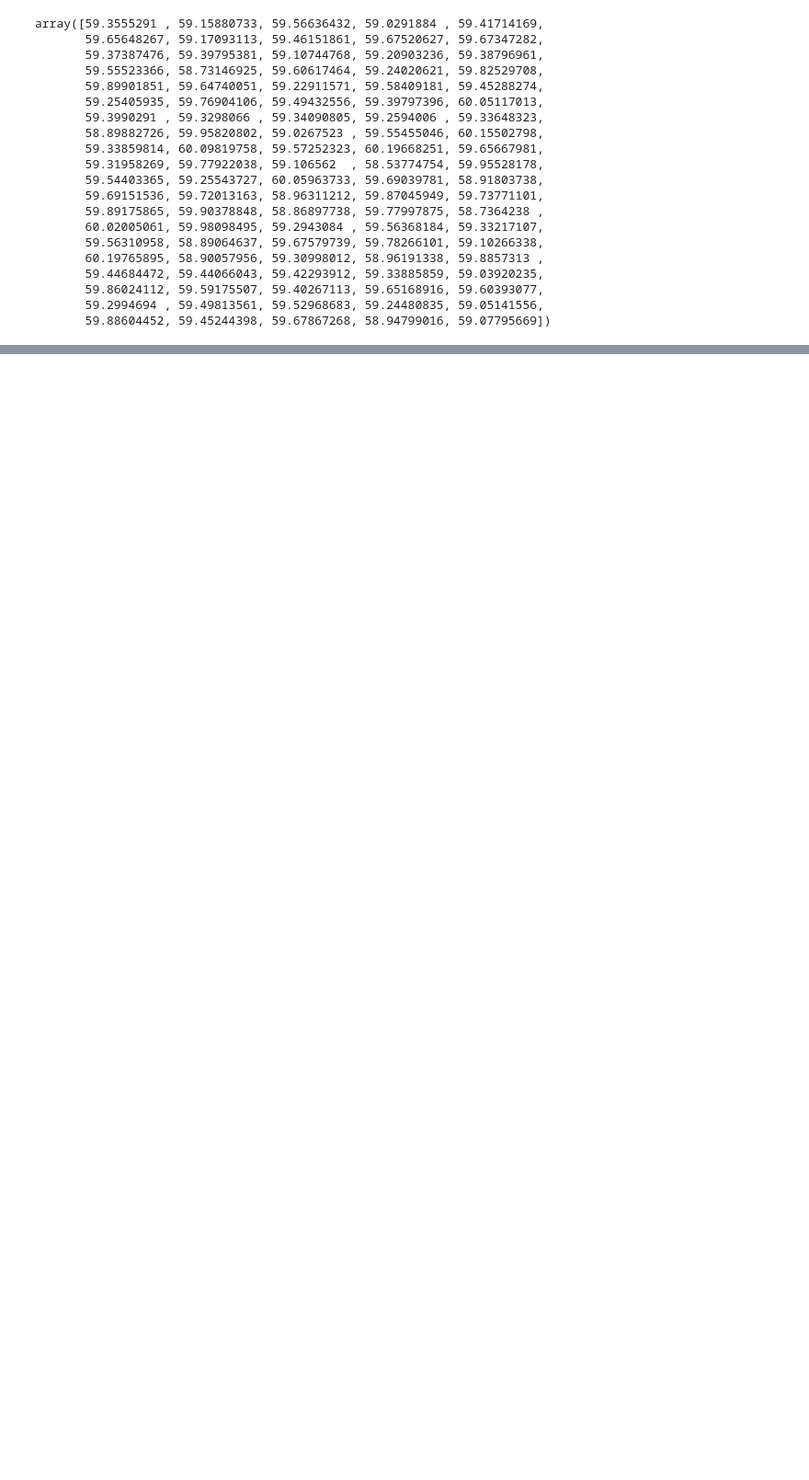
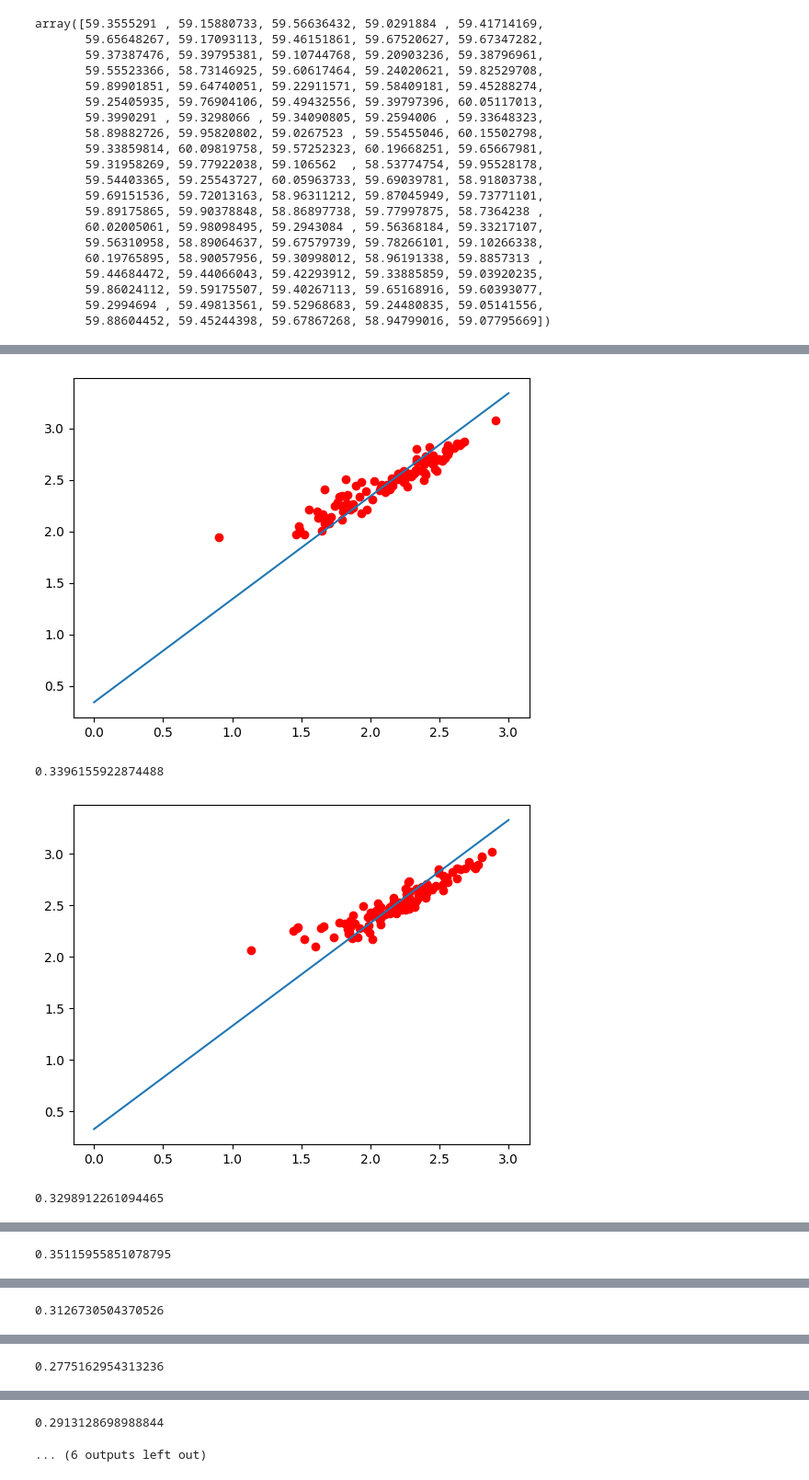
Before and after one commit to LANEVADA/IG, a Jupyter notebook: scratch.ipynb, the cells around one changed output, grey strips where cells are left out. Shown at 92% size. Saved outputs shown, nothing was run; the diff lists cells and outputs as text; code cells hidden in the pictures; blank space fills up the shorter version.

```diff
--- a/scratch.ipynb
+++ b/scratch.ipynb
@@ -354,0 +347,9 @@ Corrected approximation:24.973364113807396
+# %%
+for i in range(7,10):
+    for j in range(3):
+        d,da=experiment_pipeline(2**i)
+# %% [output]
+[figure, added]
+0.3396155922874488
+[figure, added]
+0.3298912261094465
@@ -354,0 +357 @@ Corrected approximation:24.973364113807396
+0.35115955851078795
@@ -354,0 +359 @@ Corrected approximation:24.973364113807396
+0.3126730504370526
@@ -354,0 +361 @@ Corrected approximation:24.973364113807396
+0.2775162954313236
@@ -354,0 +363,2 @@ Corrected approximation:24.973364113807396
+0.2913128698988844
+... (6 outputs left out)
```
Also changed, not shown: parts of 34 cells of this notebook.
